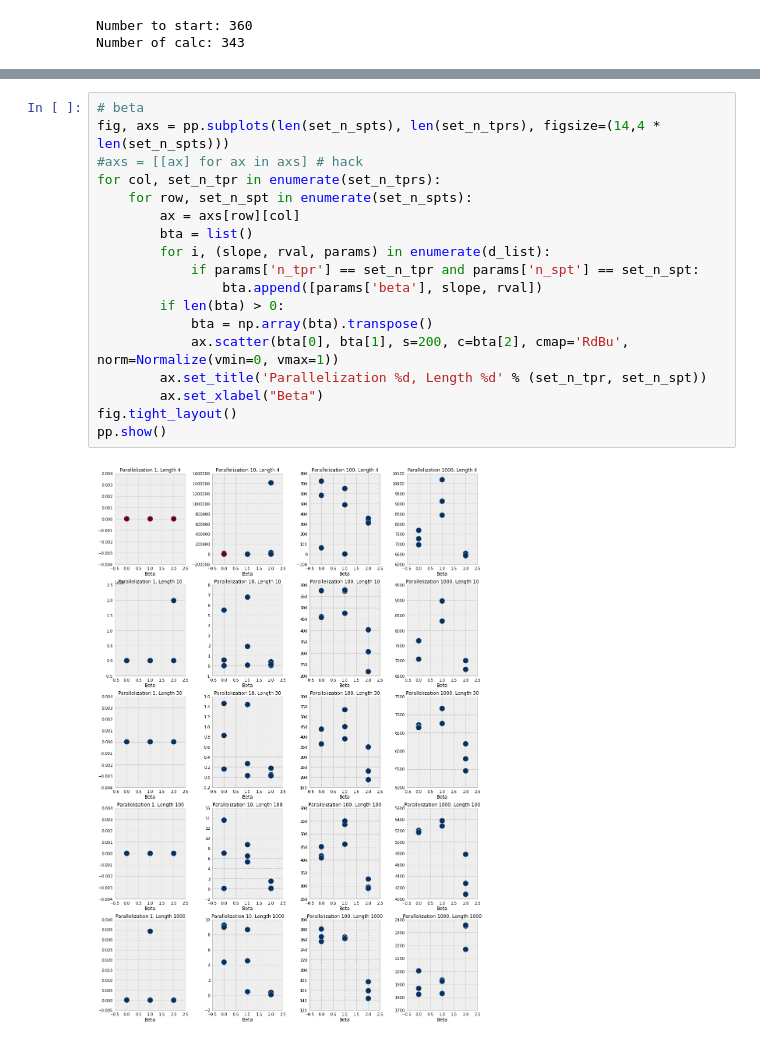
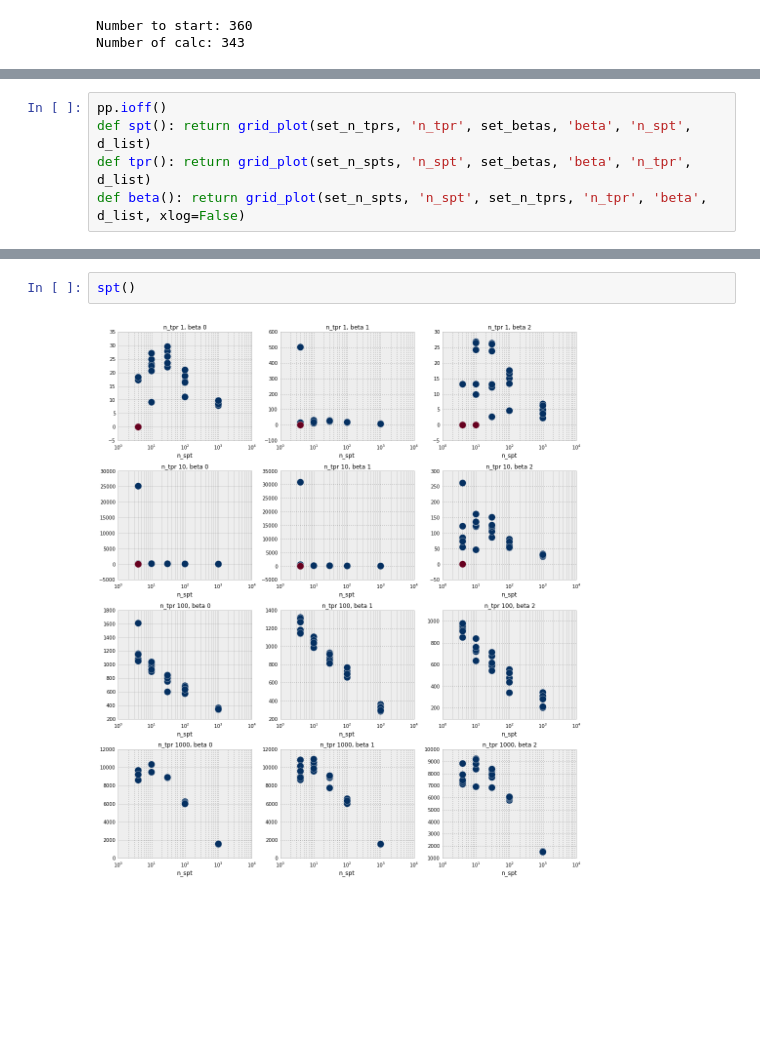
Before and after one commit to mpharrigan/quant-accel, a Jupyter notebook: tmat-accel/analysis2.ipynb, the cells around one changed output, grey strips where cells are left out. Saved outputs shown, nothing was run; the diff lists cells and outputs as text; blank space fills up the shorter version.

```diff
--- a/tmat-accel/analysis2.ipynb
+++ b/tmat-accel/analysis2.ipynb
@@ -28 +26,6 @@ pp.ioff()
+# %%
+pp.ioff()
+def spt(): return grid_plot(set_n_tprs, 'n_tpr', set_betas, 'beta', 'n_spt', d_list)
+def tpr(): return grid_plot(set_n_spts, 'n_spt', set_betas, 'beta', 'n_tpr', d_list)
+def beta(): return grid_plot(set_n_spts, 'n_spt', set_n_tprs, 'n_tpr', 'beta', d_list, xlog=False)
 # %%
@@ -105,20 +72,4 @@ pp.show()
-# %%
-# beta
-fig, axs = pp.subplots(len(set_n_spts), len(set_n_tprs), figsize=(14,4 * len(set_n_spts)))
-#axs = [[ax] for ax in axs] # hack
-for col, set_n_tpr in enumerate(set_n_tprs):
-    for row, set_n_spt in enumerate(set_n_spts):
-        ax = axs[row][col]
-        bta = list()
-        for i, (slope, rval, params) in enumerate(d_list):
-            if params['n_tpr'] == set_n_tpr and params['n_spt'] == set_n_spt:
-                bta.append([params['beta'], slope, rval])
-        if len(bta) > 0:
-            bta = np.array(bta).transpose()
-            ax.scatter(bta[0], bta[1], s=200, c=bta[2], cmap='RdBu', norm=Normalize(vmin=0, vmax=1))
-        ax.set_title('Parallelization %d, Length %d' % (set_n_tpr, set_n_spt))
-        ax.set_xlabel("Beta")
-fig.tight_layout()
-pp.show()
-# %% [output]
-[figure, removed]
+# %%
+spt()
+# %% [output]
+[figure, added]
```
Also changed, not shown: parts of 6 cells of this notebook, 1 other file.
